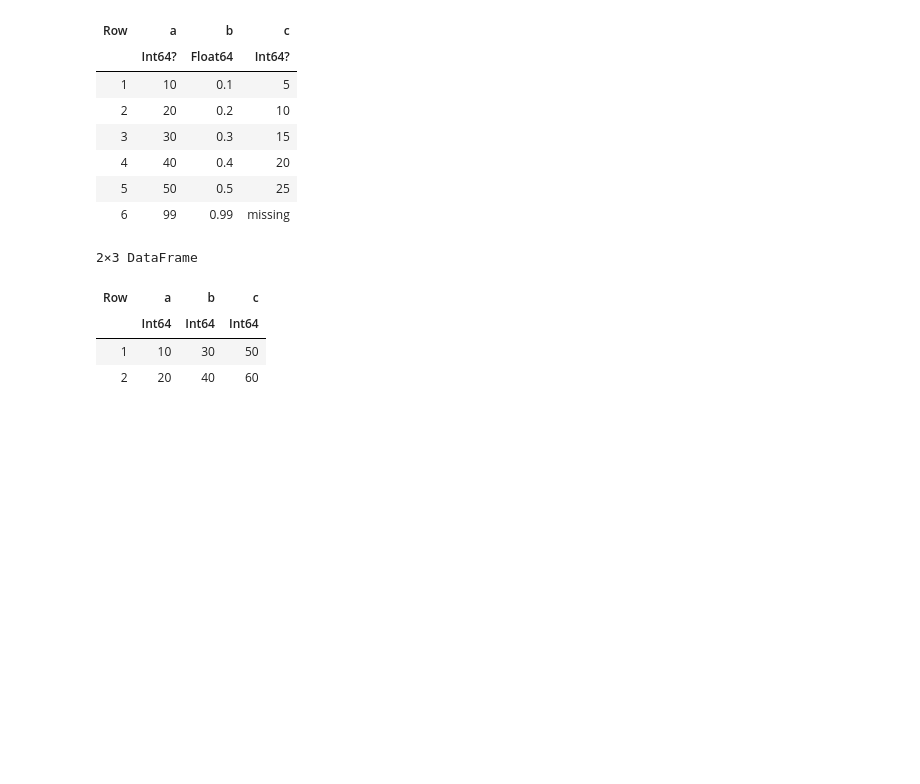
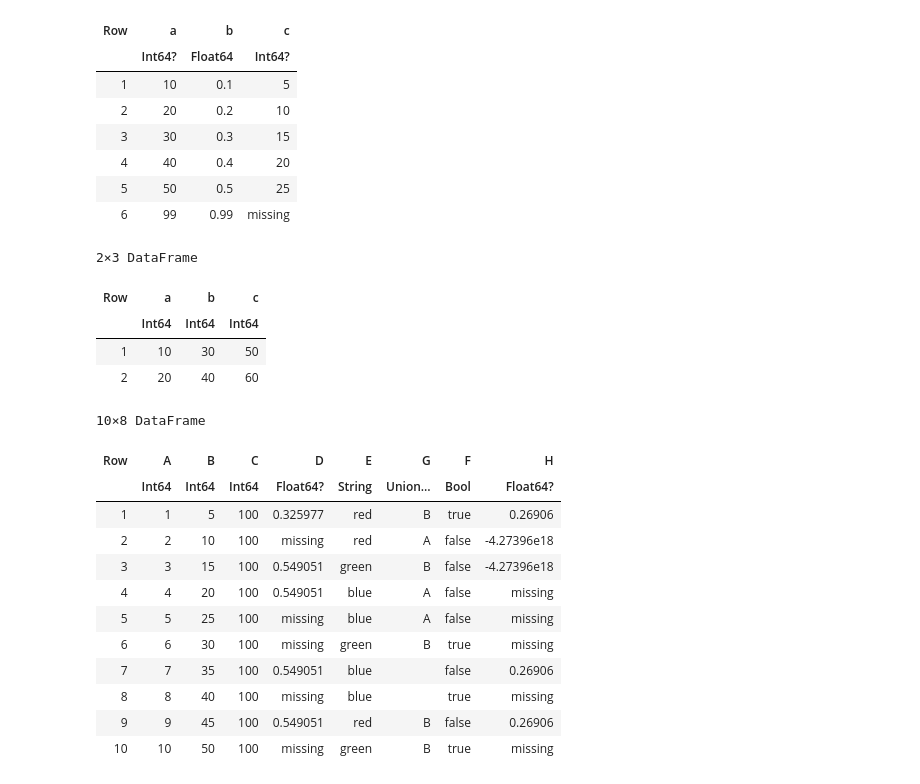
Before and after one commit to Brinkhuis/JuliaBasics, a Jupyter notebook: dataframes.ipynb, the cells around one changed output. Saved outputs shown, nothing was run; the diff lists cells and outputs as text; code cells hidden in the pictures; blank space fills up the shorter version.

```diff
--- a/dataframes.ipynb
+++ b/dataframes.ipynb
@@ -1133,3 +1292,34 @@ hcat(df1, df2)
 |  | Int64 | Int64 | Int64 |
 | 1 | 10 | 30 | 50 |
 | 2 | 20 | 40 | 60 |
+# %%
+# create dataframe
+
+Random.seed!(1234); # set seed for reproducibility
+
+n = 10 # number of rows
+
+df = DataFrame(
+    A = 1:n, # range
+    B = [x * 5 for x in 1:n], # array comprehension
+    C = 100, # broadcasting
+    D = rand([rand(), rand(), missing], n),
+    E = rand(["red", "green", "blue"], n),
+    G = rand(['A', 'B', nothing], n),
+    F = rand([true, false], n),
+    H = rand([rand(Int64), rand(), missing], n),
+)
+# %% [output]
+10×8 DataFrame
+| Row | A | B | C | D | E | G | F | H |
+|  | Int64 | Int64 | Int64 | Float64? | String | Union… | Bool | Float64? |
+| 1 | 1 | 5 | 100 | 0.325977 | red | B | true | 0.26906 |
+| 2 | 2 | 10 | 100 | missing | red | A | false | -4.27396e18 |
+| 3 | 3 | 15 | 100 | 0.549051 | green | B | false | -4.27396e18 |
+| 4 | 4 | 20 | 100 | 0.549051 | blue | A | false | missing |
+| 5 | 5 | 25 | 100 | missing | blue | A | false | missing |
+| 6 | 6 | 30 | 100 | missing | green | B | true | missing |
+| 7 | 7 | 35 | 100 | 0.549051 | blue |  | false | 0.26906 |
+| 8 | 8 | 40 | 100 | missing | blue |  | true | missing |
+| 9 | 9 | 45 | 100 | 0.549051 | red | B | false | 0.26906 |
+| 10 | 10 | 50 | 100 | missing | green | B | true | missing |
```
Also changed, not shown: parts of 18 cells of this notebook.
